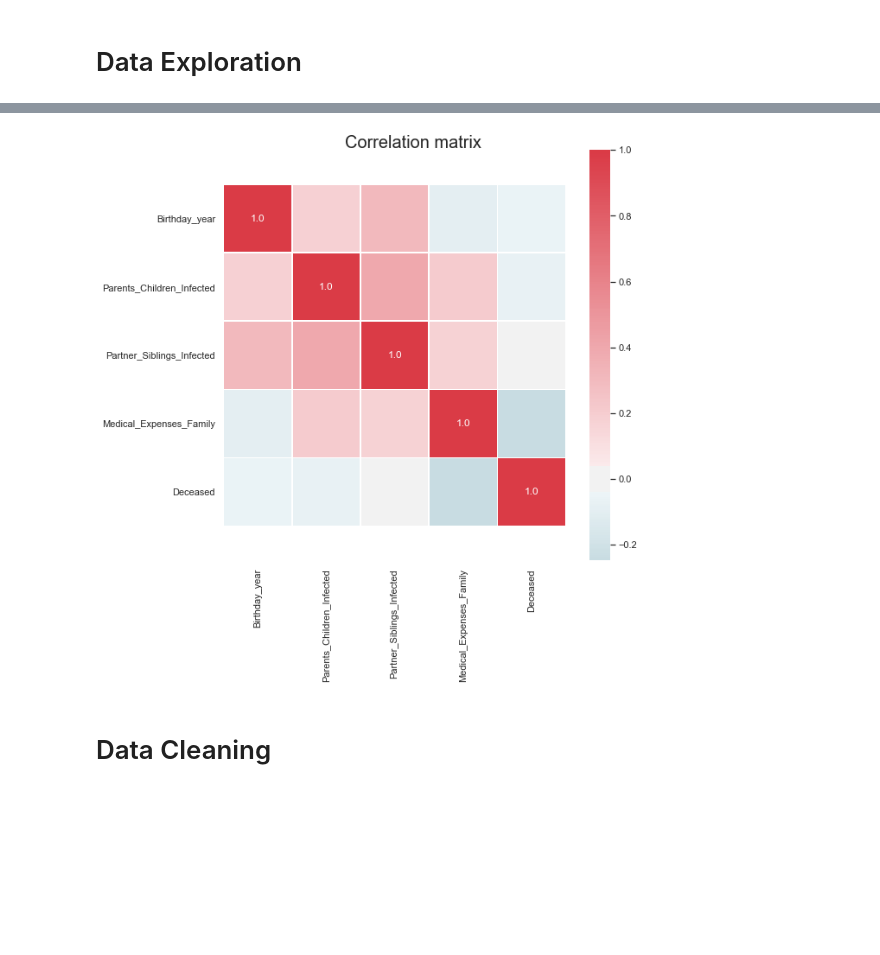
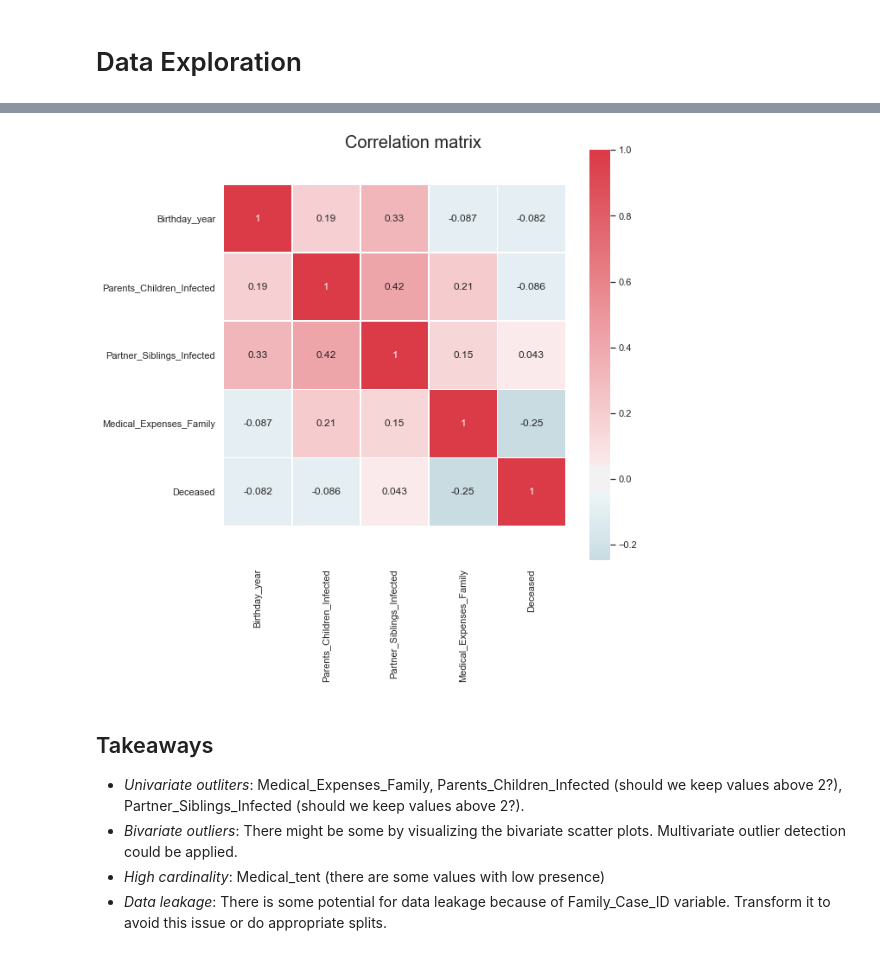
Before and after one commit to DavidSilva98/ML_project, a Jupyter notebook: group7.ipynb, the cells around one changed output, grey strips where cells are left out. Cells and saved outputs as stored; diff of their text form; code cells hidden in the pictures; blank space fills up the shorter version.

```diff
--- a/group7.ipynb
+++ b/group7.ipynb
@@ -142,3 +142,11 @@ train_df.isna().sum(axis=1).value_counts()
 dtype: int64
 # %% [markdown]
 # Data Exploration
+# %%
+# Data leakage by ignoring family relationships? Familiar relationships make that observations in test set might not be independent from ones in the training set.
+# Candidate for GroupKFold and GroupSplit
+sns.set()
+plt.figure(figsize=(8, 6))
+train_df["Family_Case_ID"].value_counts().value_counts(ascending=True).plot(kind="barh")
+plt.title("Frequency of number of relatives", fontsize=18)
+plt.show()
@@ -145,6 +155,9 @@ dtype: int64
 # %%
-X, y = train_df.drop("Deceased", axis=1).copy(), train_df["Deceased"].copy()
-X_train, X_test, y_train, y_test = train_test_split(X, y, test_size=0.1, shuffle=True, stratify=y, random_state=1)
+# Group train-test split to ensure observations from same group aren't in both train and test set as it would introduce bias in the generalization performance estimate
+X, y, group = train_df.drop("Deceased", axis=1).copy(), train_df["Deceased"].copy(), train_df["Family_Case_ID"].copy()
+train_inds, test_inds = next(GroupShuffleSplit(test_size=0.1, random_state=4).split(X, y, group))  # this split doens't preserve target proportions, however this random seed provides splits with = proportion
+X_train, X_test, y_train, y_test = X.iloc[train_inds], X.iloc[test_inds], y.iloc[train_inds], y.iloc[test_inds]
+# X_train, X_test, y_train, y_test = train_test_split(X, y, test_size=0.1, shuffle=True, stratify=y, random_state=1)
 
 # Variable groups
 lc_c_features = ["Severity", "Medical_Tent", "City"]  # low cardinality and categorical variables
@@ -216,34 +229,38 @@ plt.show()
 # %%
 sns.set(style="white")
 
 # Compute the correlation matrix
 corr = pd.concat([X_train[metric_features], y_train], axis=1).corr() #Getting correlation of numerical variables
 
 # Set up the matplotlib figure
 fig, ax = plt.subplots(figsize=(10, 8))
 
 # Generate a custom diverging colormap
 cmap = sns.diverging_palette(220, 10, as_cmap=True) #Make a diverging palette between two HUSL colors. Return a matplotlib colormap object.
 
-# Pass 2D Numpy array to annot parameter
-mask_annot = np.absolute(corr.values)>=0.50 # Annotate correlations above abs(0.5)
-annot_arr = np.where(mask_annot, corr.values.round(2), np.full(corr.shape,""))
+# # Pass 2D Numpy array to annot parameter
+# mask_annot = np.absolute(corr.values)>=0.50 # Annotate correlations above abs(0.5)
+# annot_arr = np.where(mask_annot, corr.values.round(2), np.full(corr.shape,""))
 
 # Draw the heatmap with the mask and correct aspect ratio
-sns.heatmap(corr, cmap=cmap, center=0, square=True, linewidths=.5, annot=annot_arr, fmt="s", ax=ax)
+sns.heatmap(corr, cmap=cmap, center=0, square=True, linewidths=.5, annot=corr, ax=ax)
 
 # Layout
 plt.subplots_adjust(top=0.95)
 plt.suptitle("Correlation matrix", fontsize=20)
 plt.yticks(rotation=0)
 # Fixing the bug of partially cut-off bottom and top cells
 b, t = plt.ylim() # discover the values for bottom and top
 b += 0.5 # Add 0.5 to the bottom
 t -= 0.5 # Subtract 0.5 from the top
 plt.ylim(b, t) # update the ylim(bottom, top) values
 
 plt.show()
 # %% [output]
-[figure, old version]
+[figure, new version]
-# %% [markdown]
-# Data Cleaning
+# %% [markdown]
+## Takeaways
+- *Univariate outliters*: Medical_Expenses_Family, Parents_Children_Infected (should we keep values above 2?), Partner_Siblings_Infected (should we keep values above 2?).
+- *Bivariate outliers*: There might be some by visualizing the bivariate scatter plots. Multivariate outlier detection could be applied.
+- *High cardinality*: Medical_tent (there are some values with low presence)
+- *Data leakage*: There is some potential for data leakage because of Family_Case_ID variable. Transform it to avoid this issue or do appropriate splits.
```
Also changed, not shown: parts of 23 cells of this notebook.
